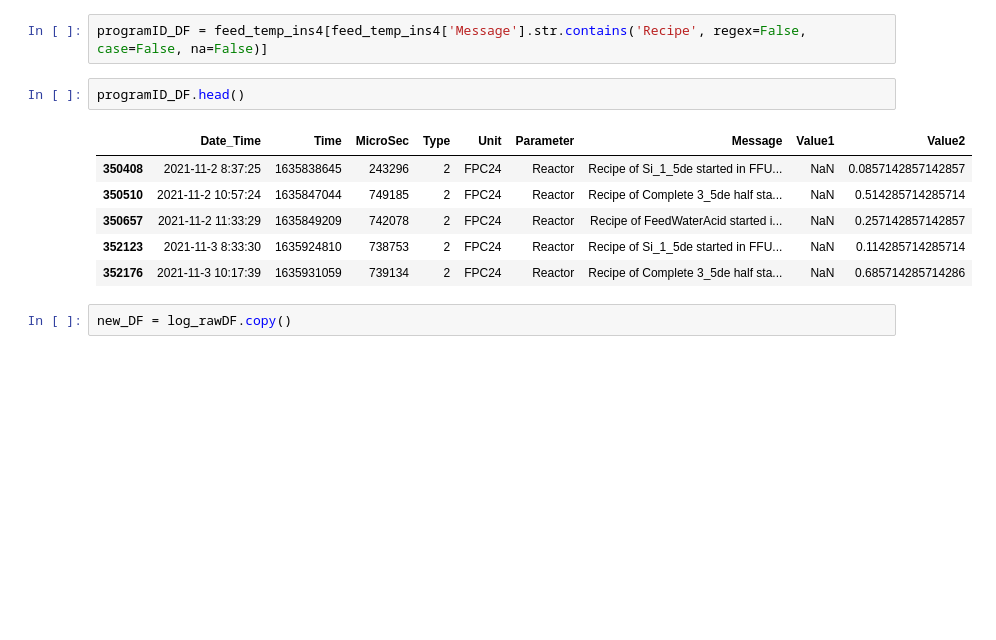
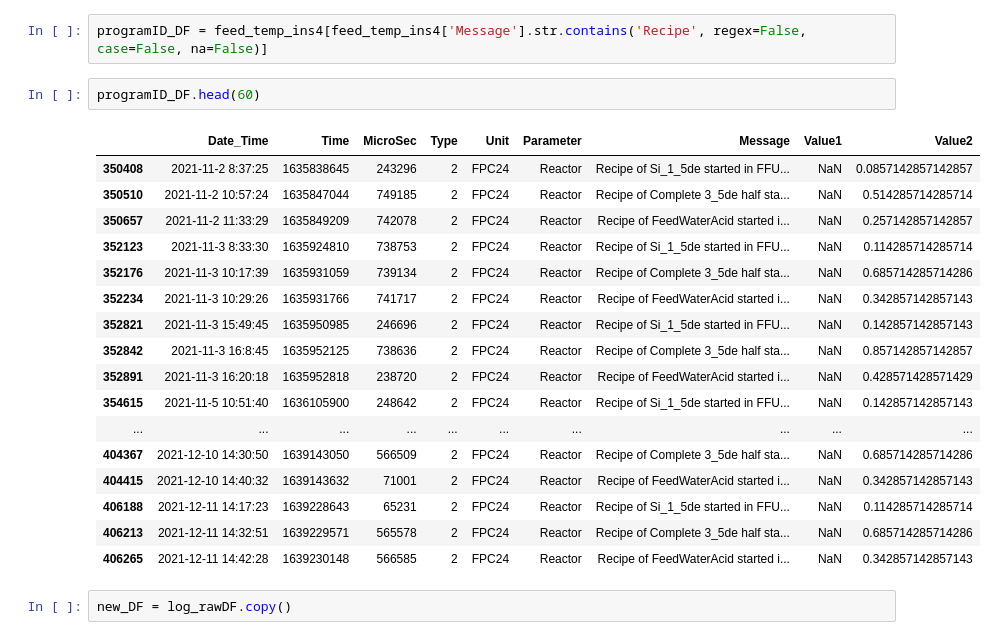
Before and after one commit to janakishyama/ESR_10, a Jupyter notebook: WP1/data_cleaning_DBexport/_4_feed_Nutrient/3_feedData_Dosing.ipynb, the cells around one changed output. Saved outputs shown, nothing was run; the diff lists cells and outputs as text; blank space fills up the shorter version.

```diff
--- a/WP1/data_cleaning_DBexport/_4_feed_Nutrient/3_feedData_Dosing.ipynb
+++ b/WP1/data_cleaning_DBexport/_4_feed_Nutrient/3_feedData_Dosing.ipynb
@@ -19,14 +19,25 @@ feed_temp_ins4 = log_rawDF.query('Time >= 1635246000 and Time <= 1641567595 and
 # %%
 programID_DF = feed_temp_ins4[feed_temp_ins4['Message'].str.contains('Recipe', regex=False, case=False, na=False)]
 # %%
-programID_DF.head()
+programID_DF.head(60)
 # %% [output]
 |  | Date_Time | Time | MicroSec | Type | Unit | Parameter | Message | Value1 | Value2 |
 | 350408 | 2021-11-2 8:37:25 | 1635838645 | 243296 | 2 | FPC24 | Reactor | Recipe of Si_1_5de started in FFU... | NaN | 0.0857142857142857 |
 | 350510 | 2021-11-2 10:57:24 | 1635847044 | 749185 | 2 | FPC24 | Reactor | Recipe of Complete 3_5de half sta... | NaN | 0.514285714285714 |
 | 350657 | 2021-11-2 11:33:29 | 1635849209 | 742078 | 2 | FPC24 | Reactor | Recipe of FeedWaterAcid started i... | NaN | 0.257142857142857 |
 | 352123 | 2021-11-3 8:33:30 | 1635924810 | 738753 | 2 | FPC24 | Reactor | Recipe of Si_1_5de started in FFU... | NaN | 0.114285714285714 |
 | 352176 | 2021-11-3 10:17:39 | 1635931059 | 739134 | 2 | FPC24 | Reactor | Recipe of Complete 3_5de half sta... | NaN | 0.685714285714286 |
+| 352234 | 2021-11-3 10:29:26 | 1635931766 | 741717 | 2 | FPC24 | Reactor | Recipe of FeedWaterAcid started i... | NaN | 0.342857142857143 |
+| 352821 | 2021-11-3 15:49:45 | 1635950985 | 246696 | 2 | FPC24 | Reactor | Recipe of Si_1_5de started in FFU... | NaN | 0.142857142857143 |
+| 352842 | 2021-11-3 16:8:45 | 1635952125 | 738636 | 2 | FPC24 | Reactor | Recipe of Complete 3_5de half sta... | NaN | 0.857142857142857 |
+| 352891 | 2021-11-3 16:20:18 | 1635952818 | 238720 | 2 | FPC24 | Reactor | Recipe of FeedWaterAcid started i... | NaN | 0.428571428571429 |
+| 354615 | 2021-11-5 10:51:40 | 1636105900 | 248642 | 2 | FPC24 | Reactor | Recipe of Si_1_5de started in FFU... | NaN | 0.142857142857143 |
+| ... | ... | ... | ... | ... | ... | ... | ... | ... | ... |
+| 404367 | 2021-12-10 14:30:50 | 1639143050 | 566509 | 2 | FPC24 | Reactor | Recipe of Complete 3_5de half sta... | NaN | 0.685714285714286 |
+| 404415 | 2021-12-10 14:40:32 | 1639143632 | 71001 | 2 | FPC24 | Reactor | Recipe of FeedWaterAcid started i... | NaN | 0.342857142857143 |
+| 406188 | 2021-12-11 14:17:23 | 1639228643 | 65231 | 2 | FPC24 | Reactor | Recipe of Si_1_5de started in FFU... | NaN | 0.114285714285714 |
+| 406213 | 2021-12-11 14:32:51 | 1639229571 | 565578 | 2 | FPC24 | Reactor | Recipe of Complete 3_5de half sta... | NaN | 0.685714285714286 |
+| 406265 | 2021-12-11 14:42:28 | 1639230148 | 566585 | 2 | FPC24 | Reactor | Recipe of FeedWaterAcid started i... | NaN | 0.342857142857143 |
 # %%
 new_DF = log_rawDF.copy()
 # %%
```
Also changed, not shown: parts of 2 cells of this notebook.
